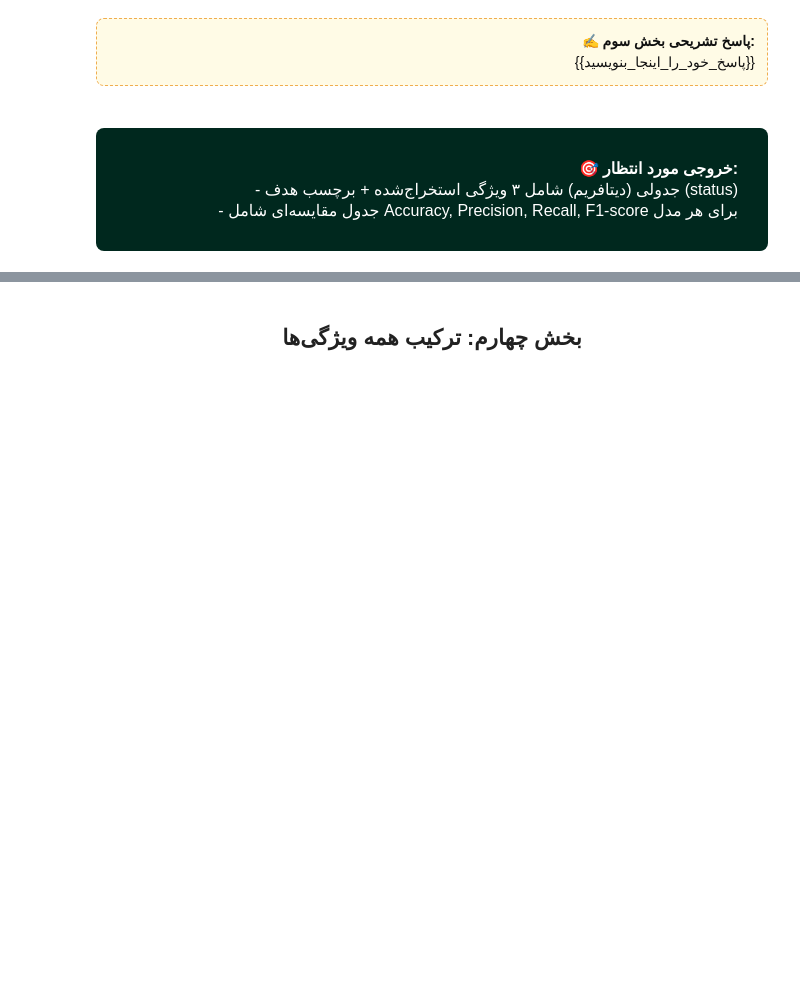
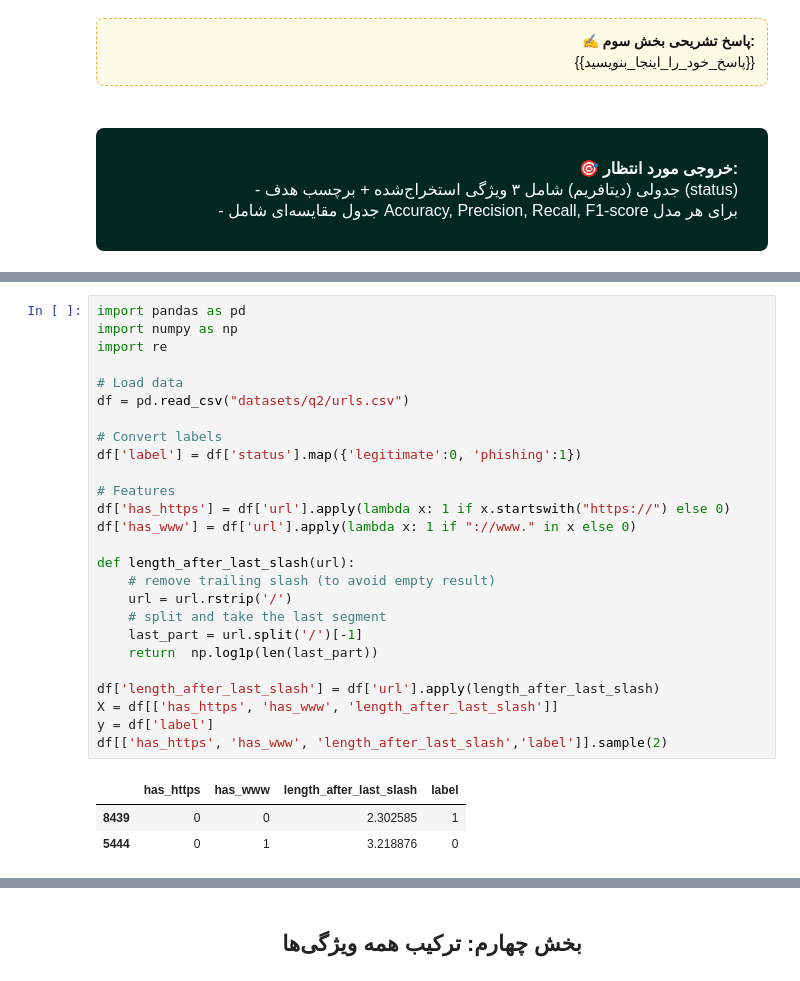
Before and after one commit to NavidAdib98/NLP___spam-detection__URL-phishing-detection, a Jupyter notebook: NLP_HW2.ipynb, the cells around one changed output, grey strips where cells are left out. Drawn from its saved outputs; the diff is of its cells as text; blank space fills up the shorter version.

```diff
--- a/NLP_HW2.ipynb
+++ b/NLP_HW2.ipynb
@@ -1216,0 +1367,30 @@ X_temp.head(5)
+# %%
+import pandas as pd
+import numpy as np
+import re
+
+# Load data
+df = pd.read_csv("datasets/q2/urls.csv")
+
+# Convert labels
+df['label'] = df['status'].map({'legitimate':0, 'phishing':1})
+
+# Features
+df['has_https'] = df['url'].apply(lambda x: 1 if x.startswith("https://") else 0)
+df['has_www'] = df['url'].apply(lambda x: 1 if "://www." in x else 0)
+
+def length_after_last_slash(url):
+    # remove trailing slash (to avoid empty result)
+    url = url.rstrip('/')
+    # split and take the last segment
+    last_part = url.split('/')[-1]
+    return  np.log1p(len(last_part))
+
+df['length_after_last_slash'] = df['url'].apply(length_after_last_slash)
+X = df[['has_https', 'has_www', 'length_after_last_slash']]
+y = df['label']
+df[['has_https', 'has_www', 'length_after_last_slash','label']].sample(2)
+# %% [output]
+|  | has_https | has_www | length_after_last_slash | label |
+| 8439 | 0 | 0 | 2.302585 | 1 |
+| 5444 | 0 | 1 | 3.218876 | 0 |
```
Also changed, not shown: parts of 17 cells of this notebook.
